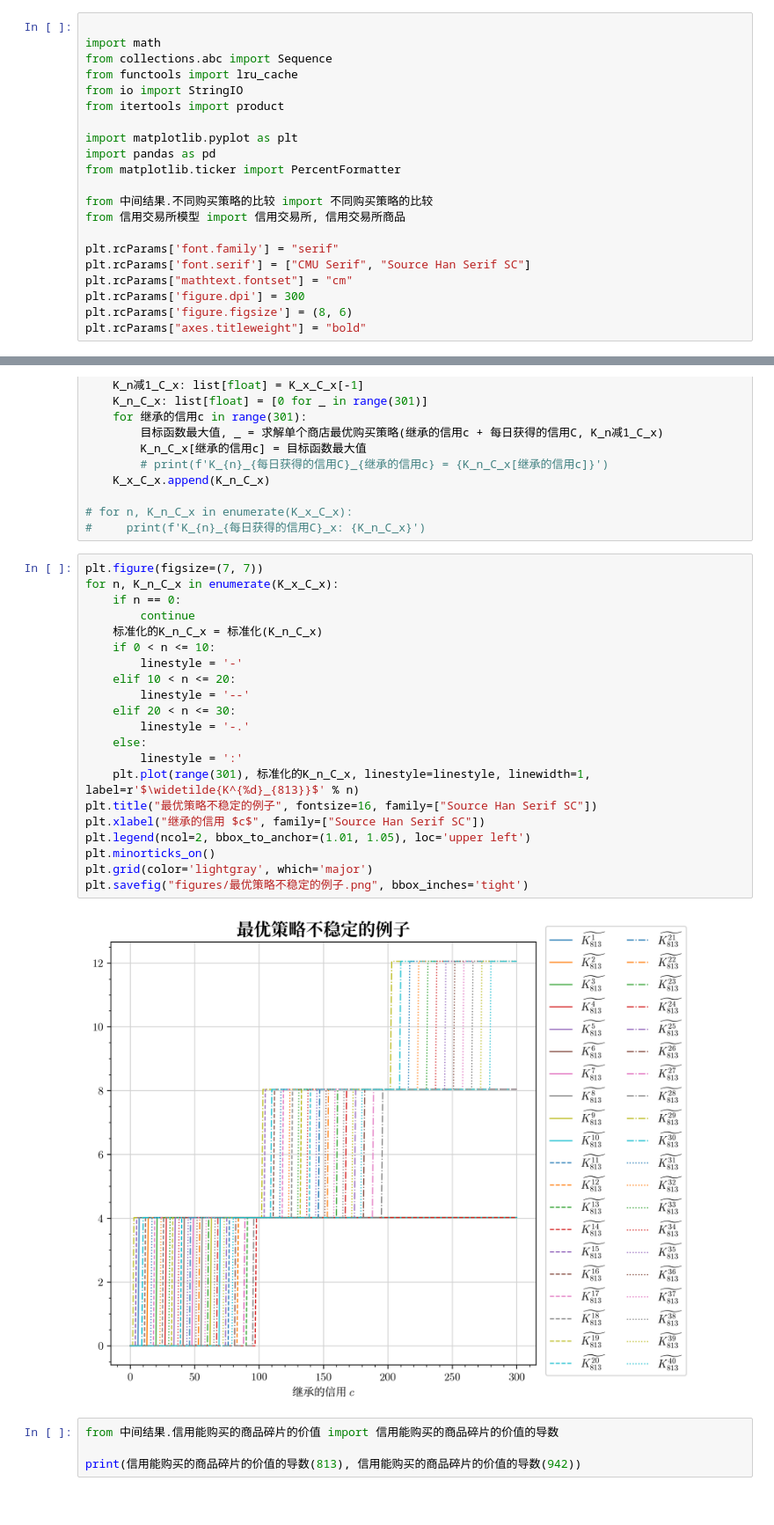
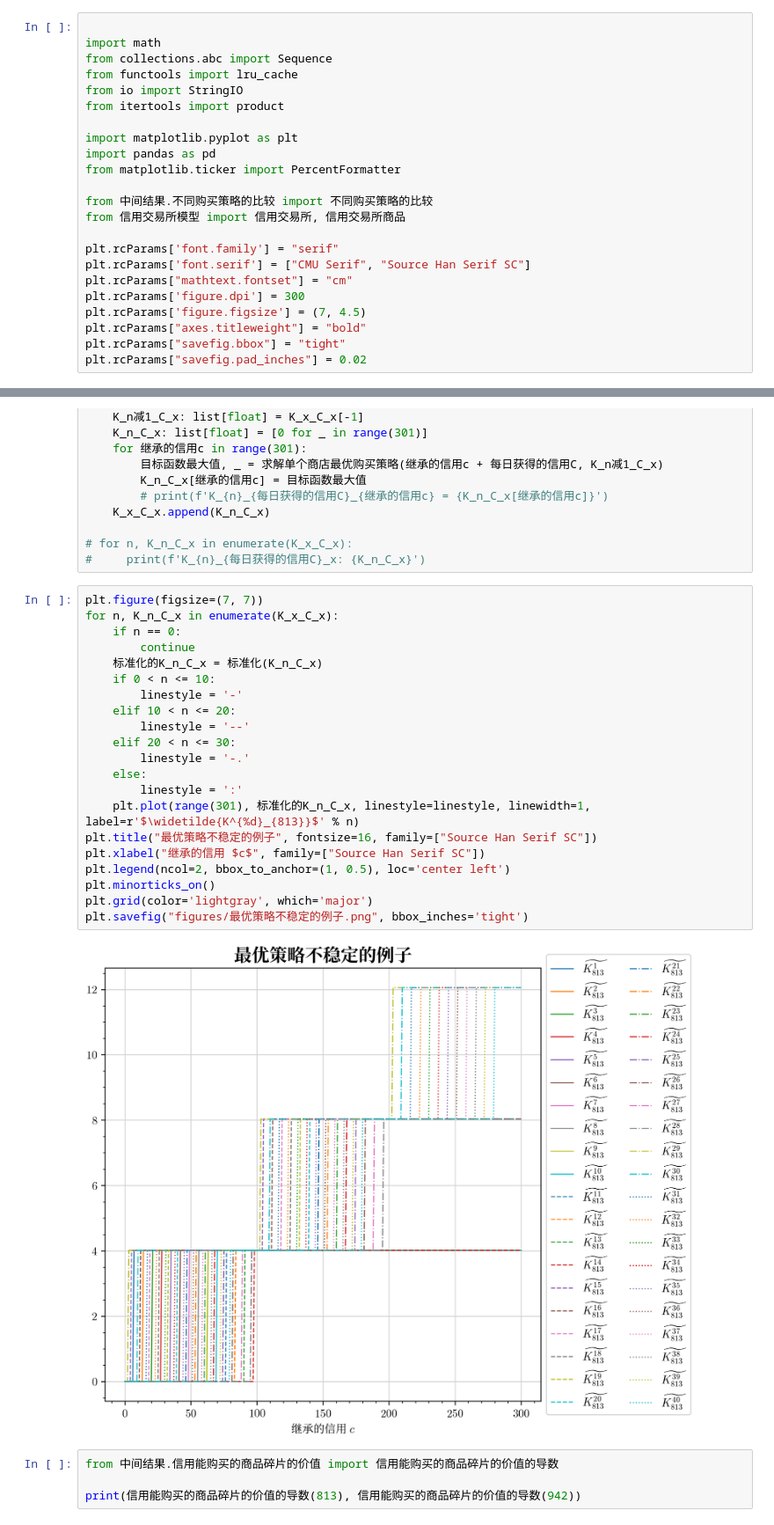
Before and after one commit to BiologyHazard/credit-store-optimizer, a Jupyter notebook: 杂项.ipynb, the cells around one changed output, grey strips where cells are left out. Shown at 88% size. Saved outputs shown, nothing was run; the diff lists cells and outputs as text.

```diff
--- a/杂项.ipynb
+++ b/杂项.ipynb
@@ -17,6 +17,8 @@ plt.rcParams['font.family'] = "serif"
 plt.rcParams['font.serif'] = ["CMU Serif", "Source Han Serif SC"]
 plt.rcParams["mathtext.fontset"] = "cm"
 plt.rcParams['figure.dpi'] = 300
-plt.rcParams['figure.figsize'] = (8, 6)
+plt.rcParams['figure.figsize'] = (7, 4.5)
 plt.rcParams["axes.titleweight"] = "bold"
+plt.rcParams["savefig.bbox"] = "tight"
+plt.rcParams["savefig.pad_inches"] = 0.02
 # %%
@@ -245,26 +278,26 @@ for n in range(1, 考虑的天数N):
 # %%
 plt.figure(figsize=(7, 7))
 for n, K_n_C_x in enumerate(K_x_C_x):
     if n == 0:
         continue
     标准化的K_n_C_x = 标准化(K_n_C_x)
     if 0 < n <= 10:
         linestyle = '-'
     elif 10 < n <= 20:
         linestyle = '--'
     elif 20 < n <= 30:
         linestyle = '-.'
     else:
         linestyle = ':'
     plt.plot(range(301), 标准化的K_n_C_x, linestyle=linestyle, linewidth=1, label=r'$\widetilde{K^{%d}_{813}}$' % n)
 plt.title("最优策略不稳定的例子", fontsize=16, family=["Source Han Serif SC"])
 plt.xlabel("继承的信用 $c$", family=["Source Han Serif SC"])
-plt.legend(ncol=2, bbox_to_anchor=(1.01, 1.05), loc='upper left')
+plt.legend(ncol=2, bbox_to_anchor=(1, 0.5), loc='center left')
 plt.minorticks_on()
 plt.grid(color='lightgray', which='major')
 plt.savefig("figures/最优策略不稳定的例子.png", bbox_inches='tight')
 # %% [output]
-[figure, old version]
+[figure, new version]
 # %%
 from 中间结果.信用能购买的商品碎片的价值 import 信用能购买的商品碎片的价值的导数
 
```
Also changed, not shown: parts of 4 cells of this notebook, 21 other files.
